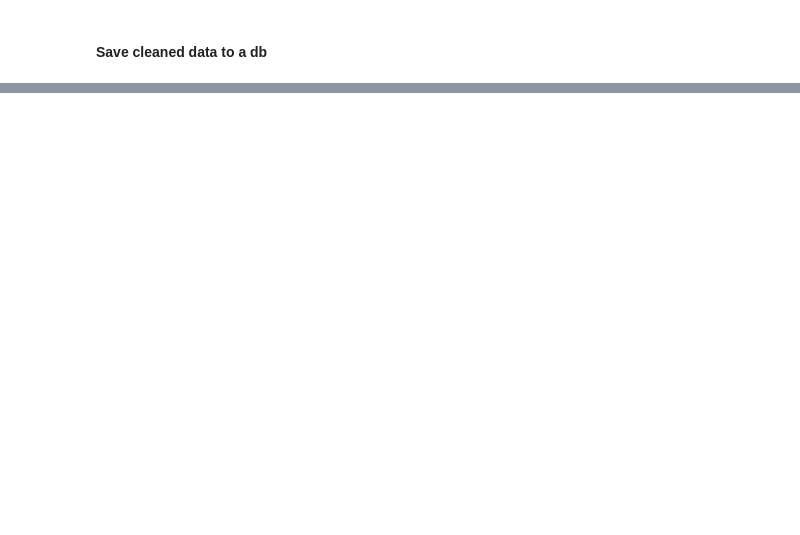
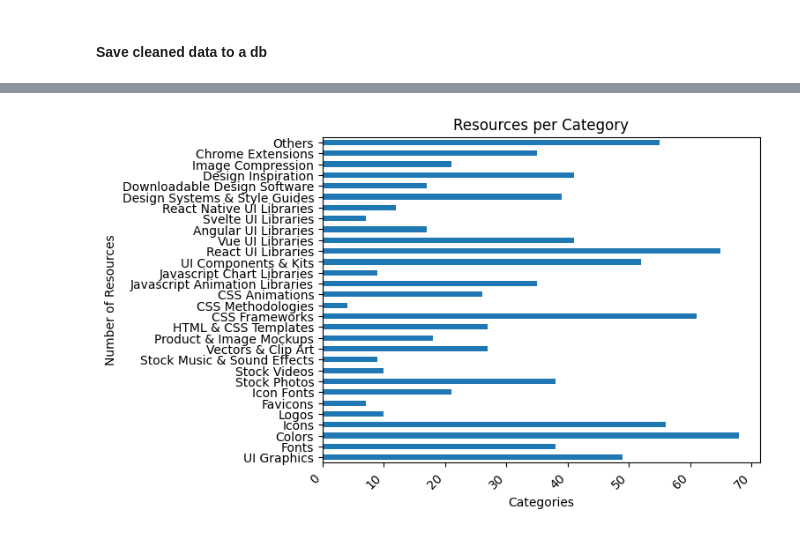
Before and after one commit to ajhughesdev/design-resources-4-developers, a Jupyter notebook: backend/design-resources-4-developers.ipynb, the cells around one changed output, grey strips where cells are left out. Cells and saved outputs as stored; diff of their text form; code cells hidden in the pictures; blank space fills up the shorter version.

Commit message:
added to README.md, matplotlib & wordcloud visuals

```diff
--- a/backend/design-resources-4-developers.ipynb
+++ b/backend/design-resources-4-developers.ipynb
@@ -164,0 +211,24 @@ conn.close()
+# %%
+import matplotlib.pyplot as plt
+
+category_counts = df['resources'].apply(len)
+
+df['resource_count'] = category_counts
+
+def create_bar_chart(df):
+
+    df = df.set_index('category')
+
+    df['resource_count'].plot(kind='barh')
+    plt.xlabel('Categories')
+    plt.ylabel('Number of Resources')
+    plt.title('Resources per Category')
+    plt.xticks(rotation=45, ha='right')
+
+    plt.savefig('resources_per_category_bar.png', bbox_inches='tight')
+
+    plt.show()
+
+create_bar_chart(df)
+# %% [output]
+[figure, added]
```
Also changed, not shown: parts of 9 cells of this notebook, 8 other files.
